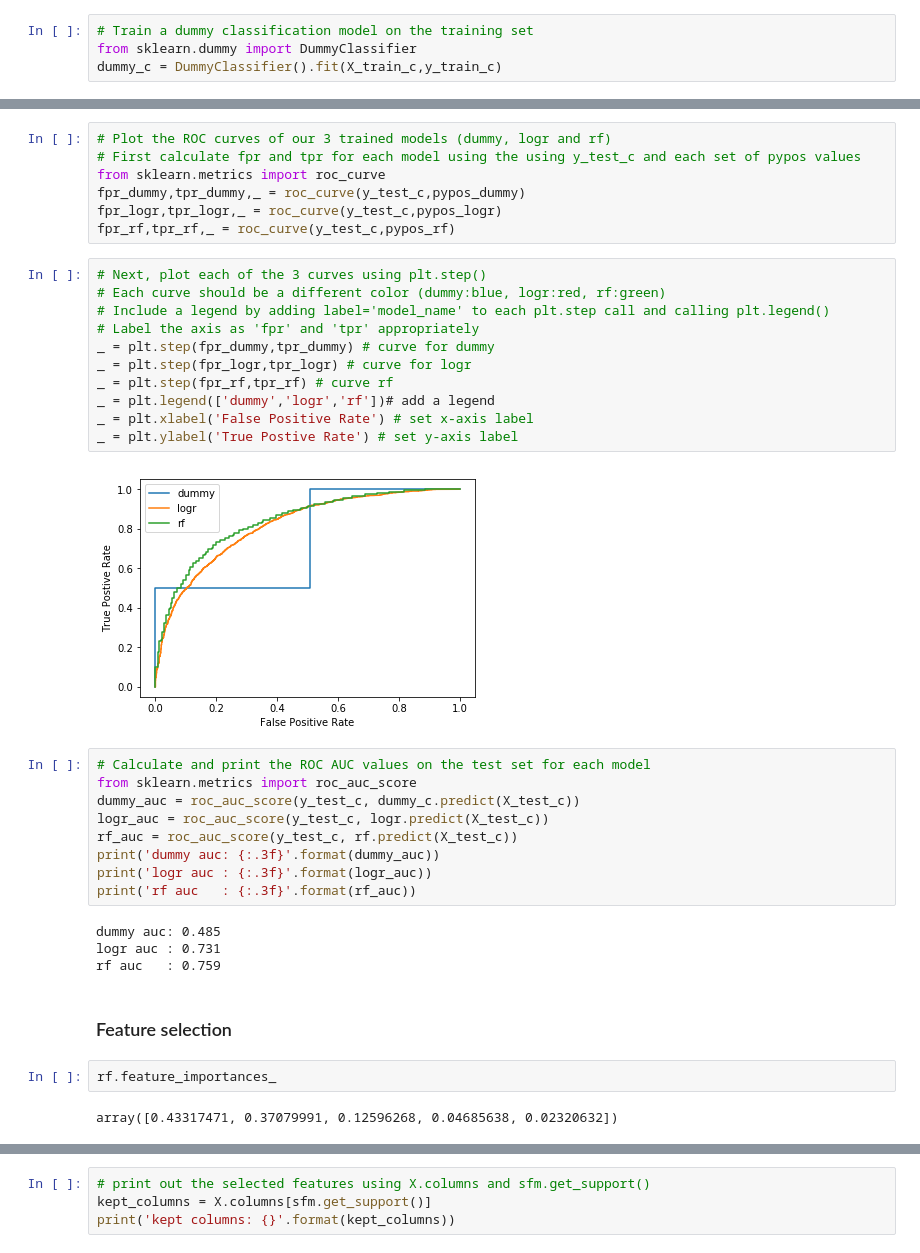
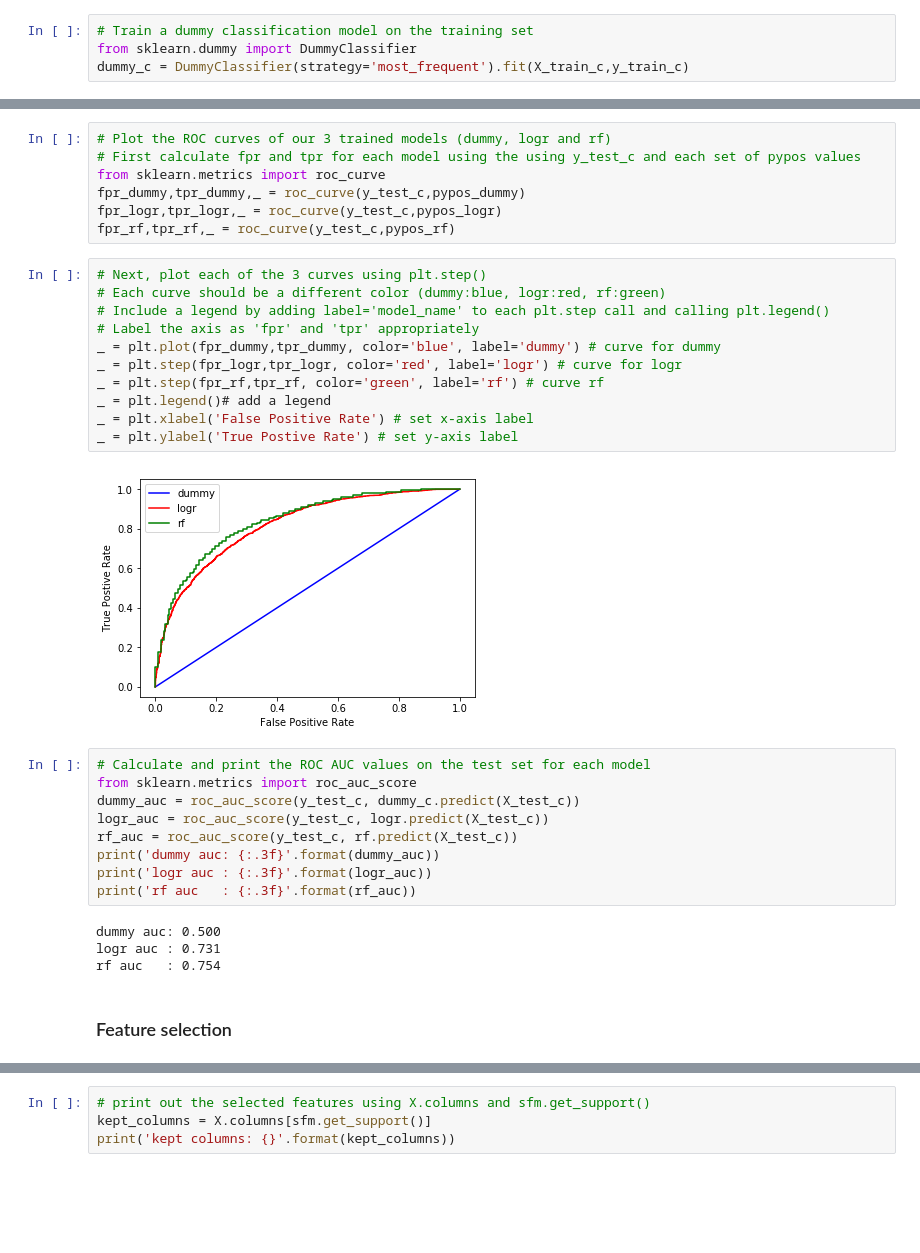
Before and after one commit to yjs1210/academic_projects, a Jupyter notebook: elements-ds/homework3_jl5241.ipynb, the cells around one changed output, grey strips where cells are left out. Drawn from its saved outputs; the diff is of its cells as text; blank space fills up the shorter version.

```diff
--- a/elements-ds/homework3_jl5241.ipynb
+++ b/elements-ds/homework3_jl5241.ipynb
@@ -192,7 +192,7 @@ X_train_c, X_test_c, y_train_c, y_test_c = train_test_split(X,y_c,test_size=.2,r
 # %%
 # Train a dummy classification model on the training set
 from sklearn.dummy import DummyClassifier
-dummy_c = DummyClassifier().fit(X_train_c,y_train_c)
+dummy_c = DummyClassifier(strategy='most_frequent').fit(X_train_c,y_train_c)
 # %%
 # Calculate training set Accuracy of the dummy classifier
 # This should be close to the original proportion of low to high
@@ -275,16 +275,16 @@ fpr_rf,tpr_rf,_ = roc_curve(y_test_c,pypos_rf)
 # %%
 # Next, plot each of the 3 curves using plt.step()
 # Each curve should be a different color (dummy:blue, logr:red, rf:green)
 # Include a legend by adding label='model_name' to each plt.step call and calling plt.legend()
 # Label the axis as 'fpr' and 'tpr' appropriately
-_ = plt.step(fpr_dummy,tpr_dummy) # curve for dummy
-_ = plt.step(fpr_logr,tpr_logr) # curve for logr
-_ = plt.step(fpr_rf,tpr_rf) # curve rf
-_ = plt.legend(['dummy','logr','rf'])# add a legend
+_ = plt.plot(fpr_dummy,tpr_dummy, color='blue', label='dummy') # curve for dummy
+_ = plt.step(fpr_logr,tpr_logr, color='red', label='logr') # curve for logr
+_ = plt.step(fpr_rf,tpr_rf, color='green', label='rf') # curve rf
+_ = plt.legend()# add a legend
 _ = plt.xlabel('False Positive Rate') # set x-axis label
 _ = plt.ylabel('True Postive Rate') # set y-axis label
 # %% [output]
-[figure, old version]
+[figure, new version]
 # %%
 # Calculate and print the ROC AUC values on the test set for each model
 from sklearn.metrics import roc_auc_score
@@ -295,15 +295,11 @@ print('dummy auc: {:.3f}'.format(dummy_auc))
 print('logr auc : {:.3f}'.format(logr_auc))
 print('rf auc   : {:.3f}'.format(rf_auc))
 # %% [output]
-dummy auc: 0.485
+dummy auc: 0.500
 logr auc : 0.731
-rf auc   : 0.759
+rf auc   : 0.754
 # %% [markdown]
 ### Feature selection
-# %%
-rf.feature_importances_
-# %% [output]
-array([0.43317471, 0.37079991, 0.12596268, 0.04685638, 0.02320632])
 # %%
 # Using the feature importances from the trained Random Forest model,
 #  print the feature name and feature importances for each feature in X
```
Also changed, not shown: parts of 9 cells of this notebook, 1 other file.
